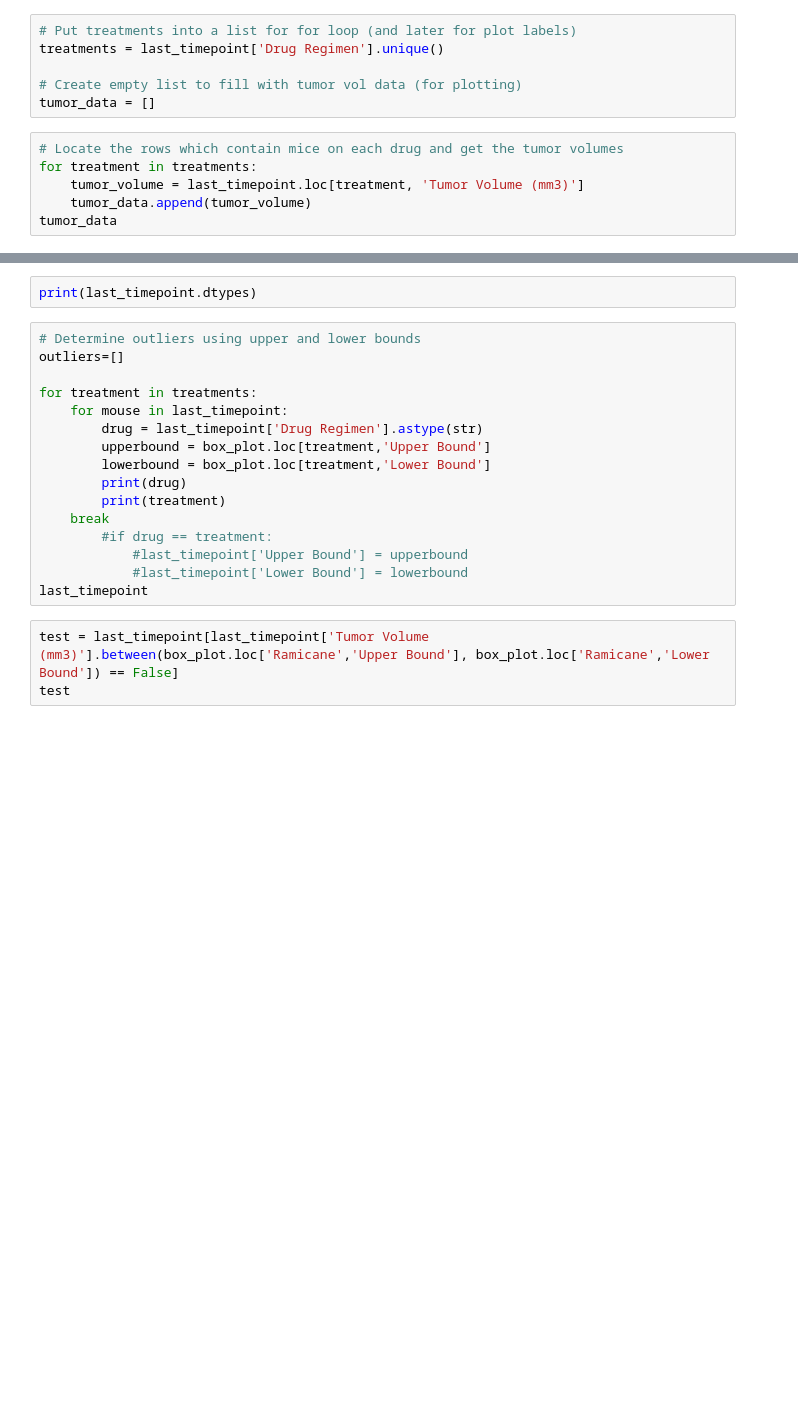
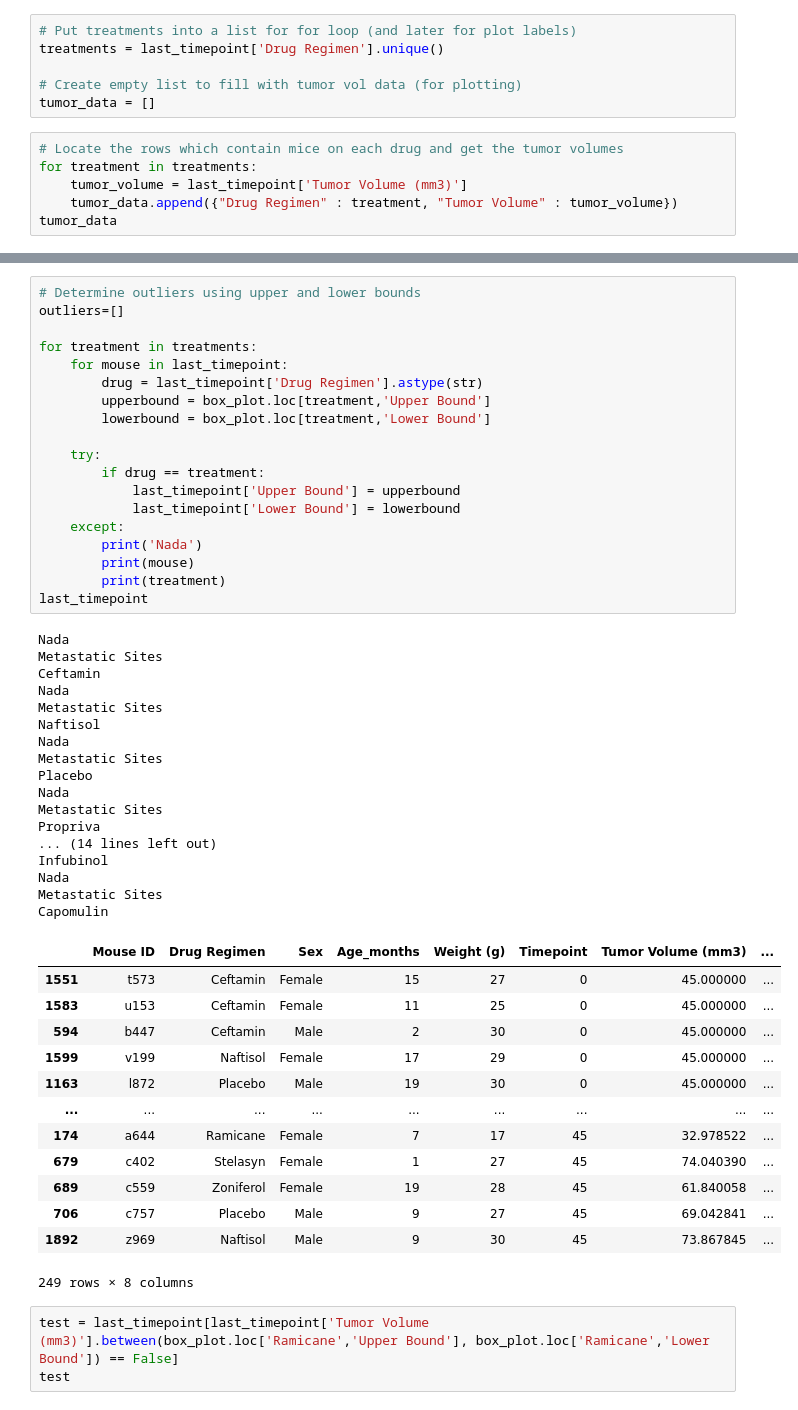
Before and after one commit to emedina2/Matplotlib_Homework, a Jupyter notebook: 02-Homework/05-Matplotlib/Instructions/Pymaceuticals/Pymaceuticals.ipynb, the cells around one changed output, grey strips where cells are left out. Cells and saved outputs as stored; diff of their text form; blank space fills up the shorter version.

```diff
--- a/02-Homework/05-Matplotlib/Instructions/Pymaceuticals/Pymaceuticals.ipynb
+++ b/02-Homework/05-Matplotlib/Instructions/Pymaceuticals/Pymaceuticals.ipynb
@@ -88,6 +179,6 @@ tumor_data = []
 # %%
 # Locate the rows which contain mice on each drug and get the tumor volumes
 for treatment in treatments:
-    tumor_volume = last_timepoint.loc[treatment, 'Tumor Volume (mm3)']
-    tumor_data.append(tumor_volume)
+    tumor_volume = last_timepoint['Tumor Volume (mm3)']
+    tumor_data.append({"Drug Regimen" : treatment, "Tumor Volume" : tumor_volume})
 tumor_data
@@ -104,21 +226,53 @@ box_plot
-# %%
-print(last_timepoint.dtypes)
 # %%
 # Determine outliers using upper and lower bounds
 outliers=[]
 
 for treatment in treatments:
     for mouse in last_timepoint:
         drug = last_timepoint['Drug Regimen'].astype(str)
         upperbound = box_plot.loc[treatment,'Upper Bound']
         lowerbound = box_plot.loc[treatment,'Lower Bound']
-        print(drug)
+
+    try:
+        if drug == treatment:
+            last_timepoint['Upper Bound'] = upperbound
+            last_timepoint['Lower Bound'] = lowerbound
+    except:
+        print('Nada')
+        print(mouse)
         print(treatment)
-    break
-        #if drug == treatment:
-            #last_timepoint['Upper Bound'] = upperbound
-            #last_timepoint['Lower Bound'] = lowerbound
 last_timepoint
+# %% [output]
+Nada
+Metastatic Sites
+Ceftamin
+Nada
+Metastatic Sites
+Naftisol
+Nada
+Metastatic Sites
+Placebo
+Nada
+Metastatic Sites
+Propriva
+... (14 lines left out)
+Infubinol
+Nada
+Metastatic Sites
+Capomulin
+|  | Mouse ID | Drug Regimen | Sex | Age_months | Weight (g) | Timepoint | Tumor Volume (mm3) | ... |
+| 1551 | t573 | Ceftamin | Female | 15 | 27 | 0 | 45.000000 | ... |
+| 1583 | u153 | Ceftamin | Female | 11 | 25 | 0 | 45.000000 | ... |
+| 594 | b447 | Ceftamin | Male | 2 | 30 | 0 | 45.000000 | ... |
+| 1599 | v199 | Naftisol | Female | 17 | 29 | 0 | 45.000000 | ... |
+| 1163 | l872 | Placebo | Male | 19 | 30 | 0 | 45.000000 | ... |
+| ... | ... | ... | ... | ... | ... | ... | ... | ... |
+| 174 | a644 | Ramicane | Female | 7 | 17 | 45 | 32.978522 | ... |
+| 679 | c402 | Stelasyn | Female | 1 | 27 | 45 | 74.040390 | ... |
+| 689 | c559 | Zoniferol | Female | 19 | 28 | 45 | 61.840058 | ... |
+| 706 | c757 | Placebo | Male | 9 | 27 | 45 | 69.042841 | ... |
+| 1892 | z969 | Naftisol | Male | 9 | 30 | 45 | 73.867845 | ... |
+249 rows × 8 columns
 # %%
 test = last_timepoint[last_timepoint['Tumor Volume (mm3)'].between(box_plot.loc['Ramicane','Upper Bound'], box_plot.loc['Ramicane','Lower Bound']) == False]
 test
```
Also changed, not shown: parts of 14 cells of this notebook.
